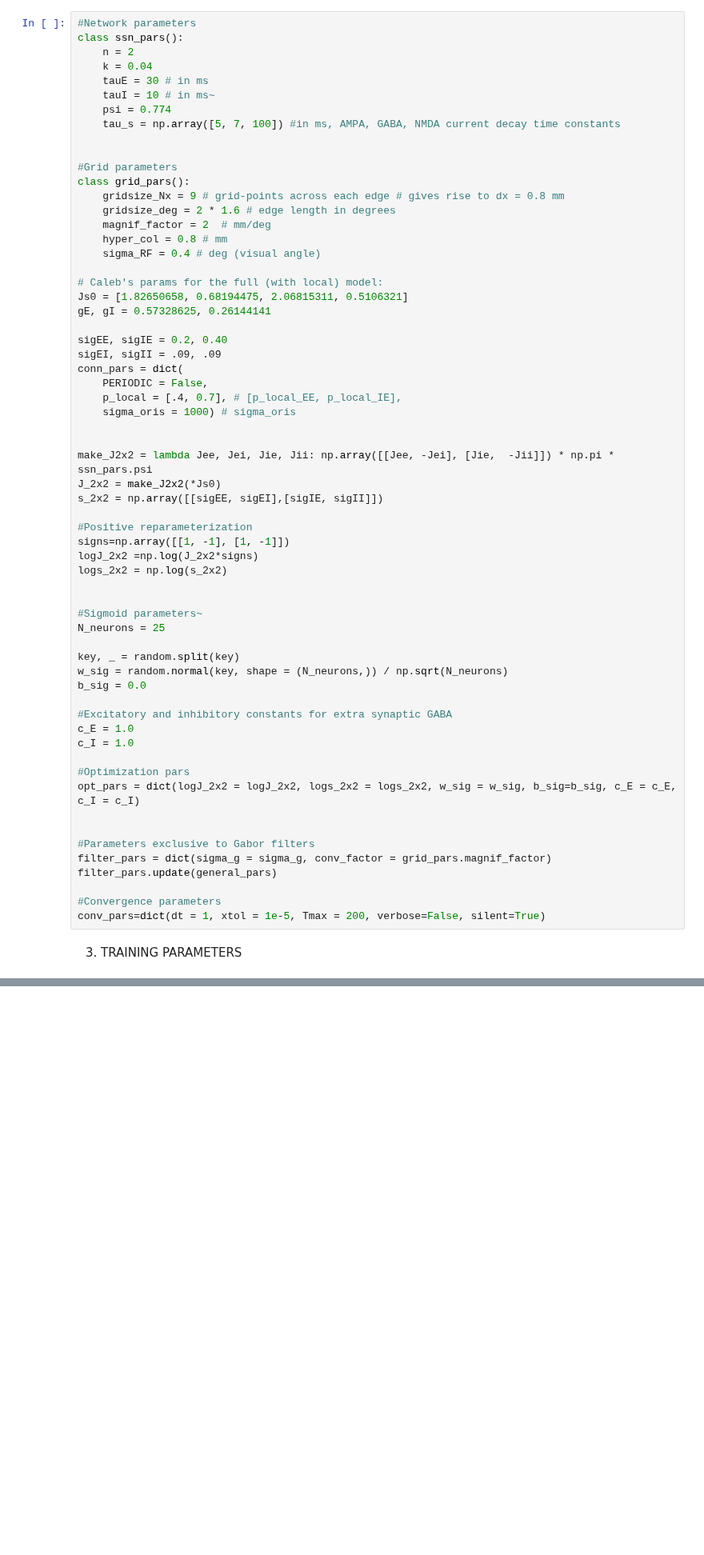
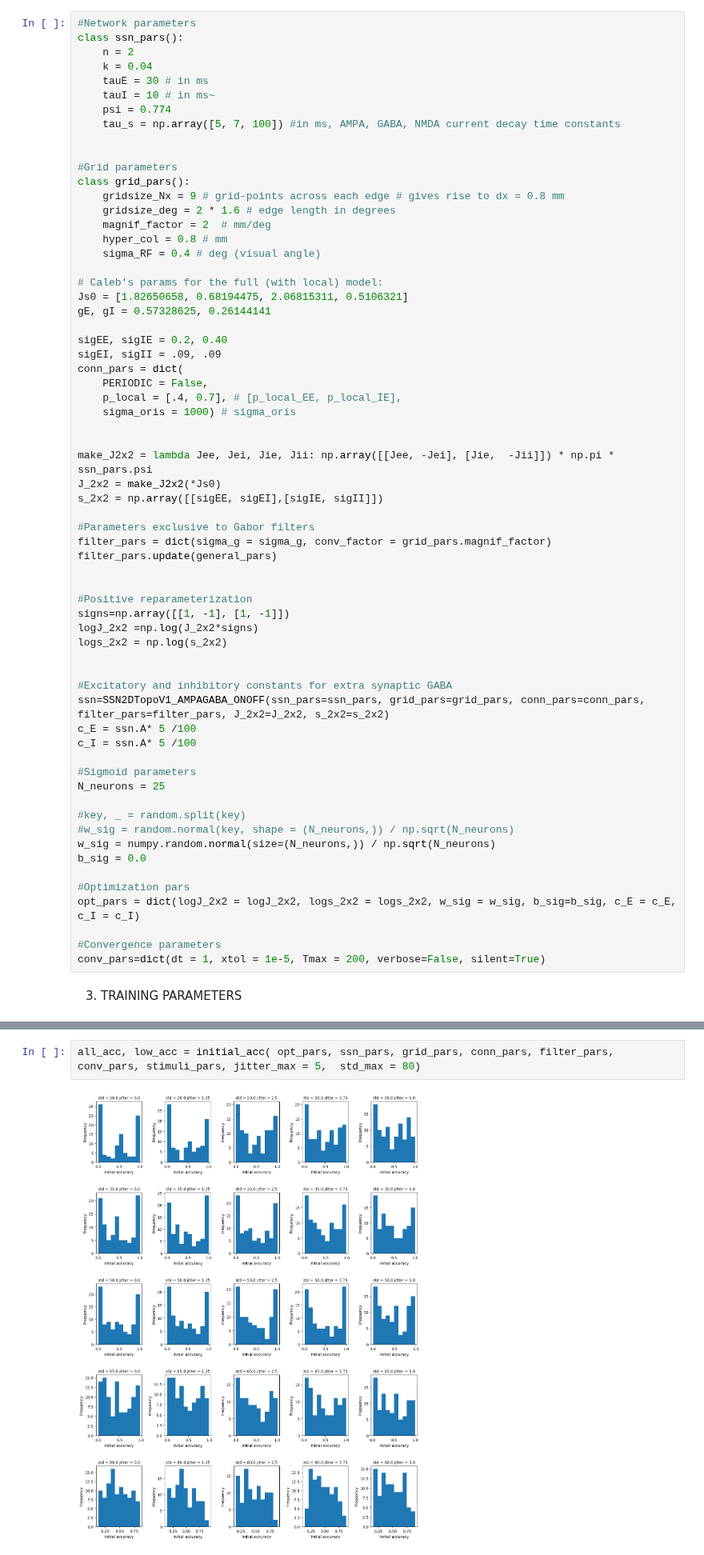
Before and after one commit to clarapecci/SSN_VPL, a Jupyter notebook: 2D_model_new_constant.ipynb, the cells around one changed output, grey strips where cells are left out. Shown at 80% size. Cells and saved outputs as stored; diff of their text form; blank space fills up the shorter version.

```diff
--- a/2D_model_new_constant.ipynb
+++ b/2D_model_new_constant.ipynb
@@ -92,31 +90,33 @@ make_J2x2 = lambda Jee, Jei, Jie, Jii: np.array([[Jee, -Jei], [Jie,  -Jii]]) * n
 J_2x2 = make_J2x2(*Js0)
 s_2x2 = np.array([[sigEE, sigEI],[sigIE, sigII]])
 
+#Parameters exclusive to Gabor filters
+filter_pars = dict(sigma_g = sigma_g, conv_factor = grid_pars.magnif_factor)
+filter_pars.update(general_pars)
+
+
 #Positive reparameterization
 signs=np.array([[1, -1], [1, -1]])
 logJ_2x2 =np.log(J_2x2*signs)
 logs_2x2 = np.log(s_2x2)
 
 
-#Sigmoid parameters~
+#Excitatory and inhibitory constants for extra synaptic GABA
+ssn=SSN2DTopoV1_AMPAGABA_ONOFF(ssn_pars=ssn_pars, grid_pars=grid_pars, conn_pars=conn_pars, filter_pars=filter_pars, J_2x2=J_2x2, s_2x2=s_2x2)
+c_E = ssn.A* 5 /100
+c_I = ssn.A* 5 /100
+
+#Sigmoid parameters
 N_neurons = 25
 
-key, _ = random.split(key)
-w_sig = random.normal(key, shape = (N_neurons,)) / np.sqrt(N_neurons)
+#key, _ = random.split(key)
+#w_sig = random.normal(key, shape = (N_neurons,)) / np.sqrt(N_neurons)
+w_sig = numpy.random.normal(size=(N_neurons,)) / np.sqrt(N_neurons)
 b_sig = 0.0
-
-#Excitatory and inhibitory constants for extra synaptic GABA
-c_E = 1.0
-c_I = 1.0
 
 #Optimization pars
 opt_pars = dict(logJ_2x2 = logJ_2x2, logs_2x2 = logs_2x2, w_sig = w_sig, b_sig=b_sig, c_E = c_E, c_I = c_I)
 
-
-#Parameters exclusive to Gabor filters
-filter_pars = dict(sigma_g = sigma_g, conv_factor = grid_pars.magnif_factor)
-filter_pars.update(general_pars)
-
 #Convergence parameters
 conv_pars=dict(dt = 1, xtol = 1e-5, Tmax = 200, verbose=False, silent=True)
 # %% [markdown]
@@ -385,3 +505,7 @@ Training loss: 46.42369842529297 ¦ Validation -- loss: 0.8648292422294617, accu
+# %%
+all_acc, low_acc = initial_acc( opt_pars, ssn_pars, grid_pars, conn_pars, filter_pars,  conv_pars, stimuli_pars, jitter_max = 5,  std_max = 80)
+# %% [output]
+[figure, added]
 # %% [markdown]
 ## PLOT RESULTS
 # %%
```
Also changed, not shown: parts of 33 cells of this notebook.
